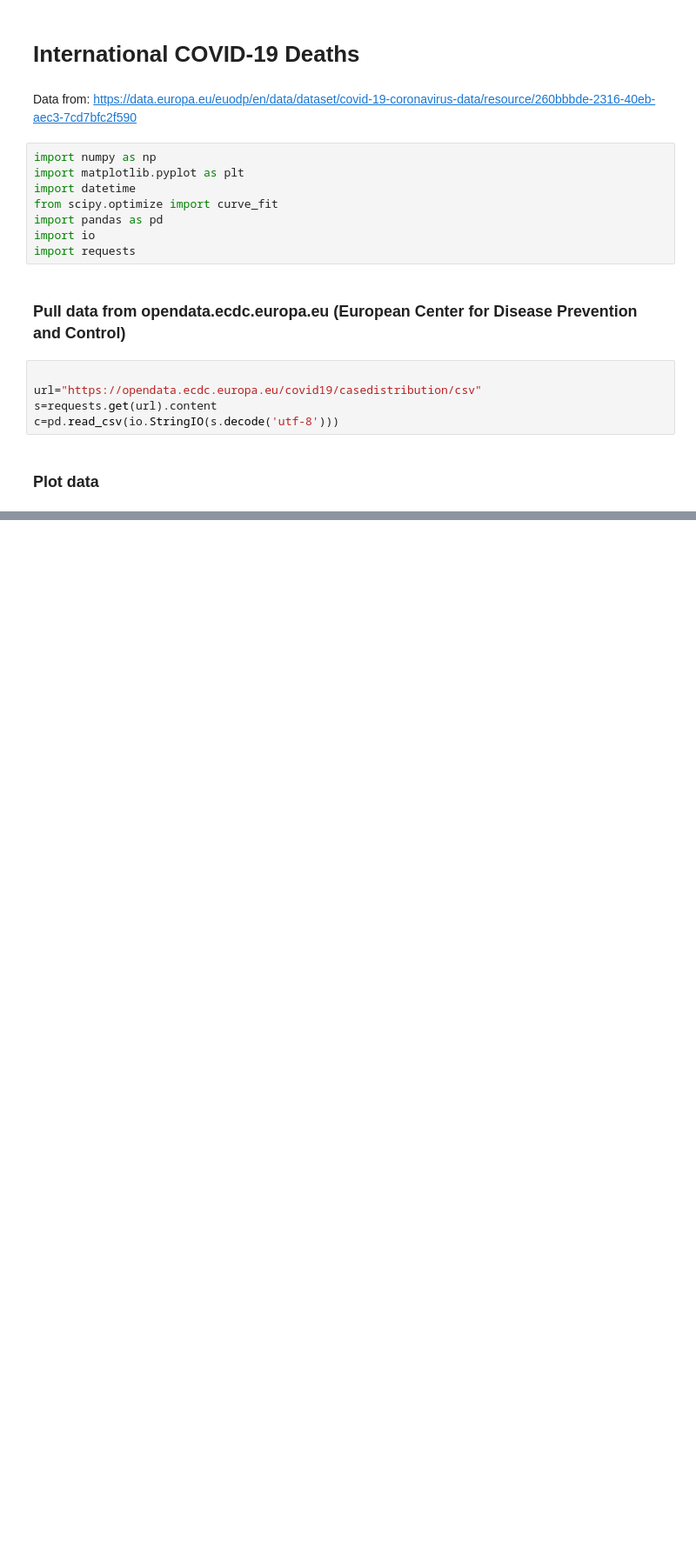
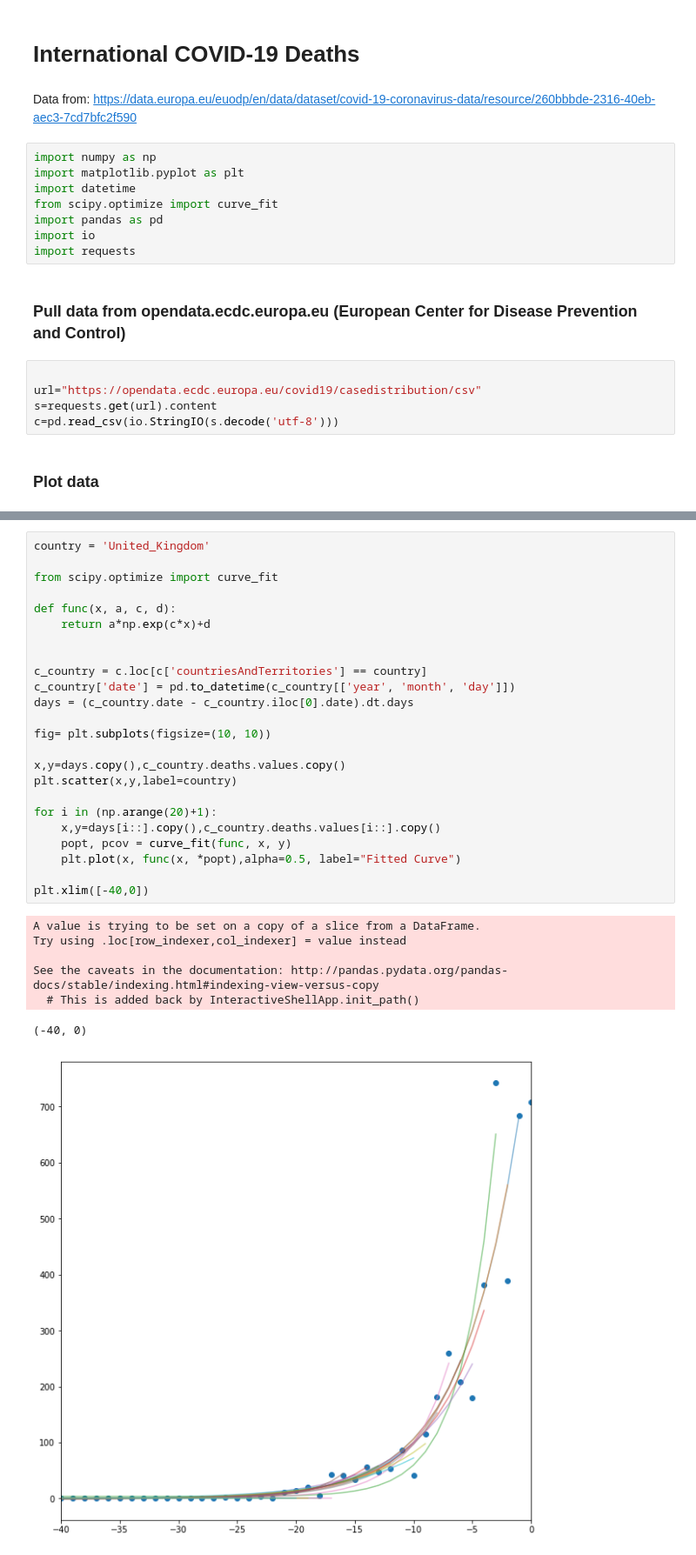
Before and after one commit to PaulHalloran/Jupiter_notebooks_halloran, a Jupyter notebook: covid_international_deaths.ipynb, the cells around one changed output, grey strips where cells are left out. Shown at 87% size. Saved outputs shown, nothing was run; the diff lists cells and outputs as text; blank space fills up the shorter version.

```diff
--- a/covid_international_deaths.ipynb
+++ b/covid_international_deaths.ipynb
@@ -48,0 +52,32 @@ See the caveats in the documentation: http://pandas.pydata.org/pandas-docs/stabl
+# %%
+country = 'United_Kingdom'
+
+from scipy.optimize import curve_fit
+
+def func(x, a, c, d):
+    return a*np.exp(c*x)+d
+
+
+c_country = c.loc[c['countriesAndTerritories'] == country]
+c_country['date'] = pd.to_datetime(c_country[['year', 'month', 'day']])
+days = (c_country.date - c_country.iloc[0].date).dt.days
+
+fig= plt.subplots(figsize=(10, 10))
+
+x,y=days.copy(),c_country.deaths.values.copy()
+plt.scatter(x,y,label=country)
+
+for i in (np.arange(20)+1):
+    x,y=days[i::].copy(),c_country.deaths.values[i::].copy()
+    popt, pcov = curve_fit(func, x, y)
+    plt.plot(x, func(x, *popt),alpha=0.5, label="Fitted Curve")
+
+plt.xlim([-40,0])
+# %% [output]
+A value is trying to be set on a copy of a slice from a DataFrame.
+Try using .loc[row_indexer,col_indexer] = value instead
+
+See the caveats in the documentation: http://pandas.pydata.org/pandas-docs/stable/indexing.html#indexing-view-versus-copy
+  # This is added back by InteractiveShellApp.init_path()
+(-40, 0)
+[figure, added]
```
Also changed, not shown: parts of 2 cells of this notebook.
